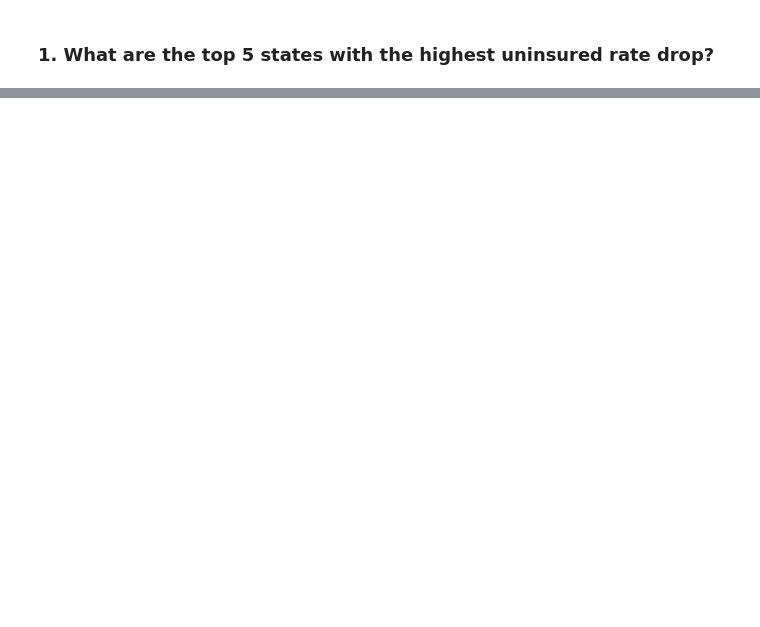
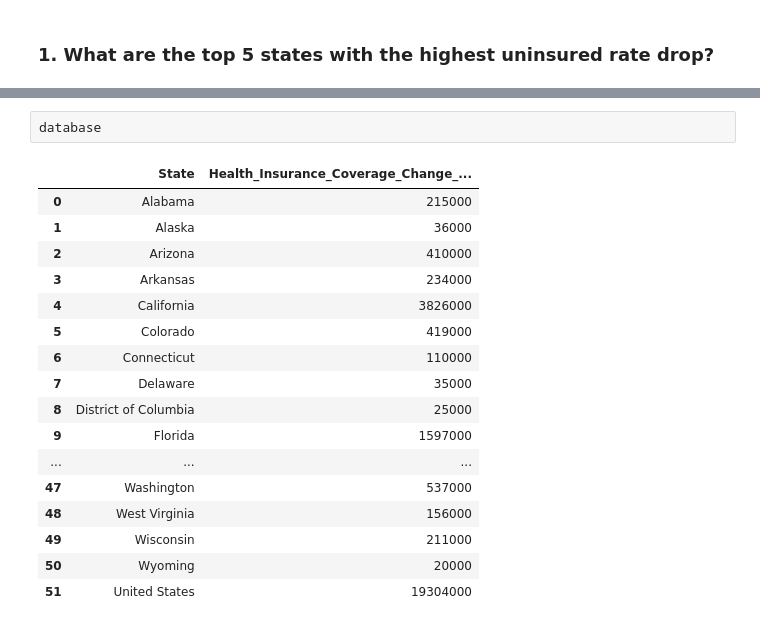
Before and after one commit to alexbeeler/ACA-Project, a Jupyter notebook: My_ACA_Project.ipynb, the cells around one changed output, grey strips where cells are left out. Cells and saved outputs as stored; diff of their text form; blank space fills up the shorter version.

```diff
--- a/My_ACA_Project.ipynb
+++ b/My_ACA_Project.ipynb
@@ -132 +144,21 @@ As you can see from the Database, the top 5 states with the highest rate drop ar
+# %%
+database
+# %% [output]
+|  | State | Health_Insurance_Coverage_Change_... |
+| 0 | Alabama | 215000 |
+| 1 | Alaska | 36000 |
+| 2 | Arizona | 410000 |
+| 3 | Arkansas | 234000 |
+| 4 | California | 3826000 |
+| 5 | Colorado | 419000 |
+| 6 | Connecticut | 110000 |
+| 7 | Delaware | 35000 |
+| 8 | District of Columbia | 25000 |
+| 9 | Florida | 1597000 |
+| ... | ... | ... |
+| 47 | Washington | 537000 |
+| 48 | West Virginia | 156000 |
+| 49 | Wisconsin | 211000 |
+| 50 | Wyoming | 20000 |
+| 51 | United States | 19304000 |
 # %%
```
Also changed, not shown: parts of 13 cells of this notebook.
